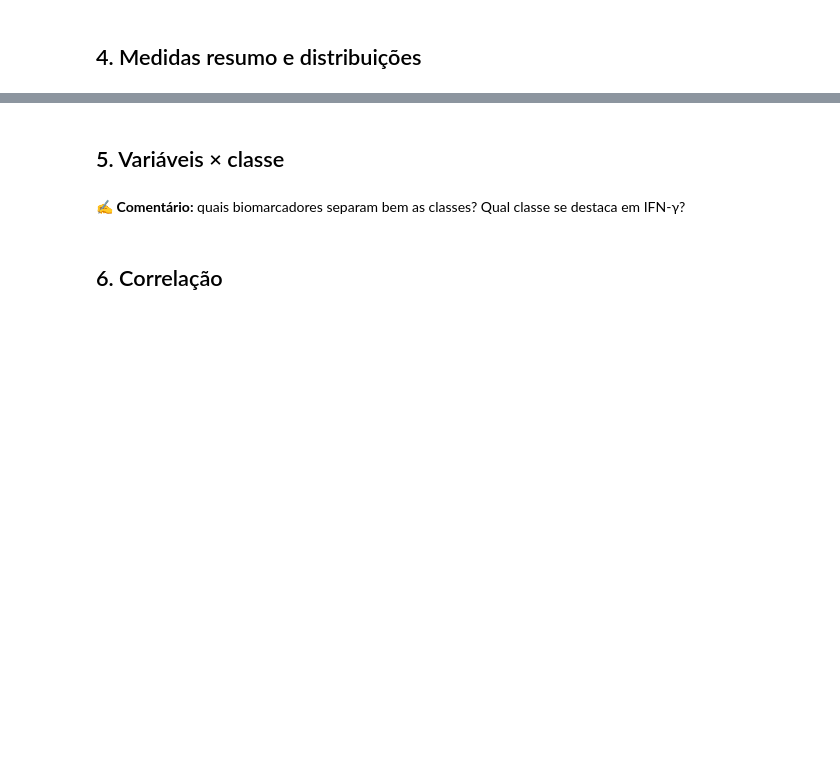
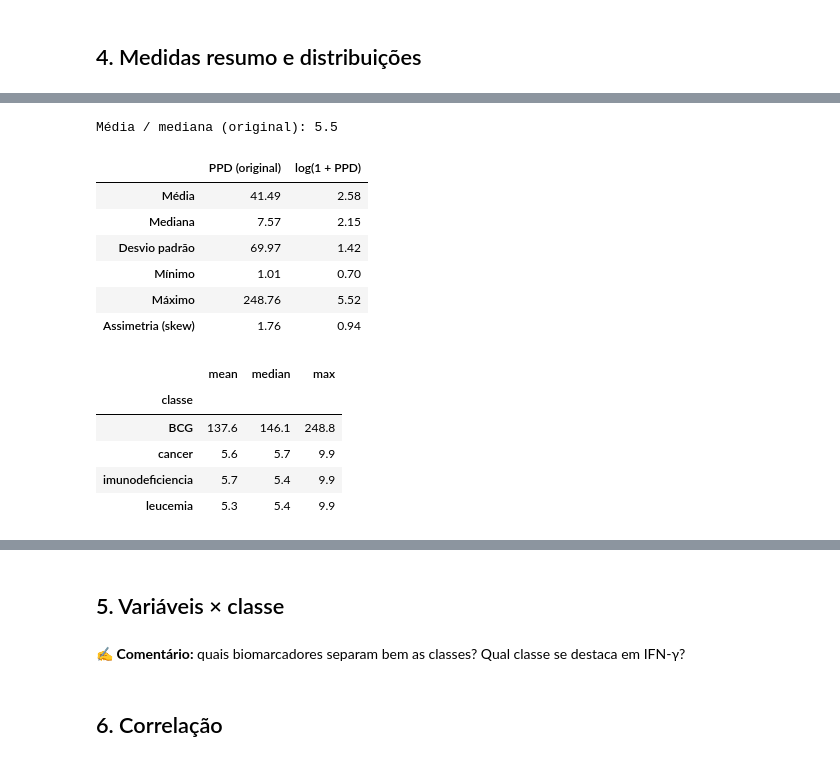
Before and after one commit to GabrielaKoerich/projeto_python_ml, a Jupyter notebook: notebooks/01_AED_relatorio_comentado.ipynb, the cells around one changed output, grey strips where cells are left out. Saved outputs shown, nothing was run; the diff lists cells and outputs as text; code cells hidden in the pictures; blank space fills up the shorter version.

Commit message:
AED: comentarios de tipos, faltantes, balanceamento e PPD

```diff
--- a/notebooks/01_AED_relatorio_comentado.ipynb
+++ b/notebooks/01_AED_relatorio_comentado.ipynb
@@ -156 +273,79 @@ plt.show()
+# %%
+# GLOSSÁRIO — breve resuminho do que precisa ser lembrado sobre PPD, BCG, IFN-γ e estatísticas descritivas
+# ===========================================
+# PPD (Purified Protein Derivative / Derivado Proteico Purificado):
+#   proteína extraída do Mycobacterium tuberculosis, usada no teste
+#   tuberculínico (prova de Mantoux). Uma reação alta indica que o
+#   sistema imune já "conhece" a micobactéria, por infecção ou por
+#   vacinação. Neste banco, a coluna PPD é a intensidade dessa resposta.
+#
+# BCG (Bacilo de Calmette-Guérin): vacina contra a tuberculose, feita
+#   com uma cepa atenuada de Mycobacterium bovis. Quem recebeu BCG
+#   costuma ter resposta ao PPD mais alta, por isso a classe "BCG"
+#   concentra os valores altos de PPD.
+#
+# IFN-γ (interferon gama): citocina produzida por linfócitos T ativados
+#   na resposta a micobactérias; também é mais alto no grupo BCG.
+#
+# Média: soma dos valores dividida pelo número de pacientes. É
+#   sensível a valores extremos.
+# Mediana: valor do meio quando os dados são ordenados. Não é afetada
+#   por valores extremos. Média muito maior que a mediana indica
+#   valores altos "puxando" a média.
+# Desvio padrão: o quanto os valores se espalham em torno da média.
+#
+# Assimetria (skewness / skew): mede o quanto a distribuição pende
+#   para um lado. 0 = simétrica; entre 0,5 e 1 = moderada;
+#   acima de 1 = forte. Positiva = cauda longa à DIREITA, com
+#   poucos valores muito altos.
+#
+# Distribuição bimodal: tem dois "picos", sinal de duas populações
+#   misturadas. Aqui: BCG (PPD entre ~10 e 250) e as demais classes
+#   (PPD abaixo de 10).
+#
+# Transformação log(1 + x) — np.log1p: aplica o logaritmo a (x + 1).
+#   Comprime os valores grandes muito mais que os pequenos, reduzindo
+#   a assimetria. O "+1" evita erro com x = 0, porque log(0) não existe.
+#   Ex.: 9 -> 2,3 | 99 -> 4,6 | 249 -> 5,5
+#
+# Imputação: preencher valores faltantes com uma estimativa (média ou
+#   mediana) em vez de excluir o paciente. Na PPD, a média é calculada
+#   já na escala log, para não ser inflada pelos valores do BCG.
+#
+# Algoritmos baseados em distância (k-NN, K-means, SVM): comparam
+#   pacientes pela distância entre seus valores. Uma variável com
+#   escala muito grande (como PPD até 249) dominaria essa distância,
+#   por isso a transformação log e a padronização são importantes.
+# PPD antes e depois da transformação log(1 + x)
+ppd = df["PPD"].dropna()
+ppd_log = np.log1p(ppd)
+
+resumo = pd.DataFrame(
+    {
+        "PPD (original)": [ppd.mean(), ppd.median(), ppd.std(), ppd.min(), ppd.max(), ppd.skew()],
+        "log(1 + PPD)": [ppd_log.mean(), ppd_log.median(), ppd_log.std(), ppd_log.min(), ppd_log.max(), ppd_log.skew()],
+    },
+    index=["Média", "Mediana", "Desvio padrão", "Mínimo", "Máximo", "Assimetria (skew)"],
+).round(2)
+
+print(f"Média / mediana (original): {ppd.mean() / ppd.median():.1f}")
+display(resumo)
+
+# De onde vem a cauda longa? PPD por classe
+df.groupby("classe")["PPD"].agg(["mean", "median", "max"]).round(1)
+# %% [output]
+Média / mediana (original): 5.5
+|  | PPD (original) | log(1 + PPD) |
+| Média | 41.49 | 2.58 |
+| Mediana | 7.57 | 2.15 |
+| Desvio padrão | 69.97 | 1.42 |
+| Mínimo | 1.01 | 0.70 |
+| Máximo | 248.76 | 5.52 |
+| Assimetria (skew) | 1.76 | 0.94 |
+|  | mean | median | max |
+| classe |  |  |  |
+| BCG | 137.6 | 146.1 | 248.8 |
+| cancer | 5.6 | 5.7 | 9.9 |
+| imunodeficiencia | 5.7 | 5.4 | 9.9 |
+| leucemia | 5.3 | 5.4 | 9.9 |
 # %% [markdown]
```
Also changed, not shown: parts of 11 cells of this notebook.
